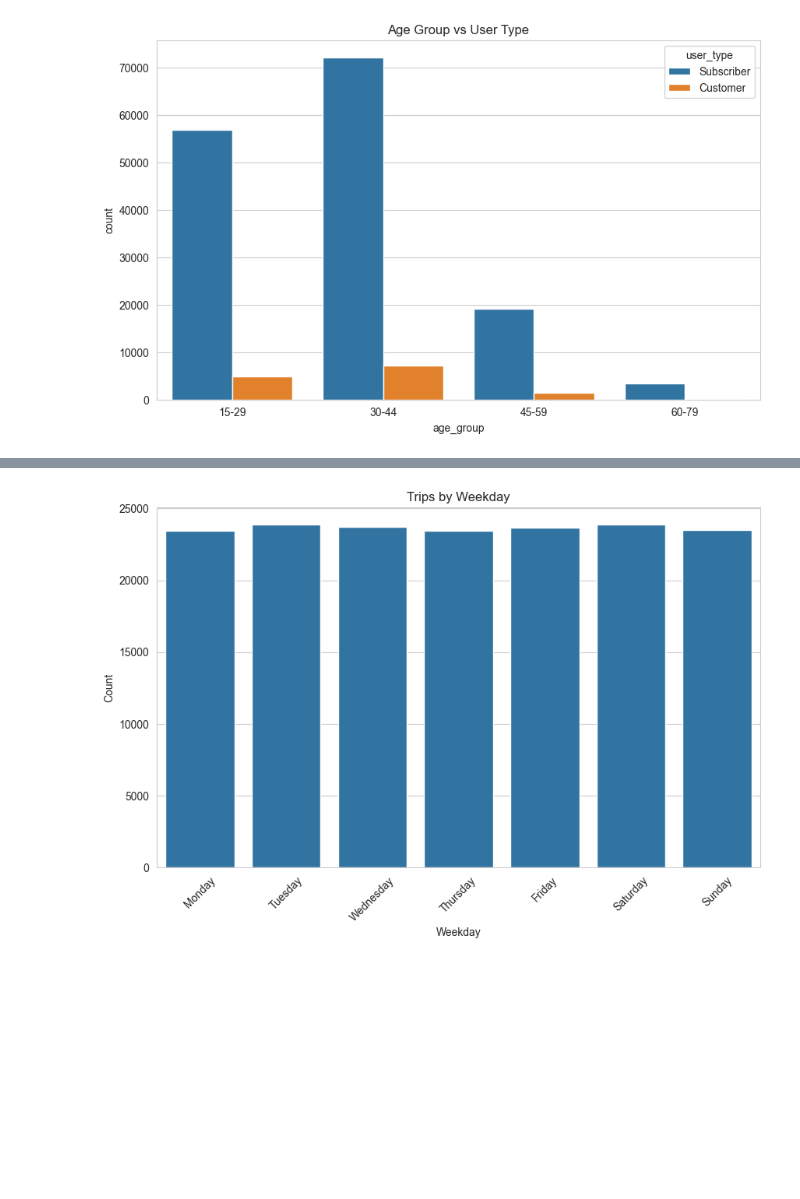
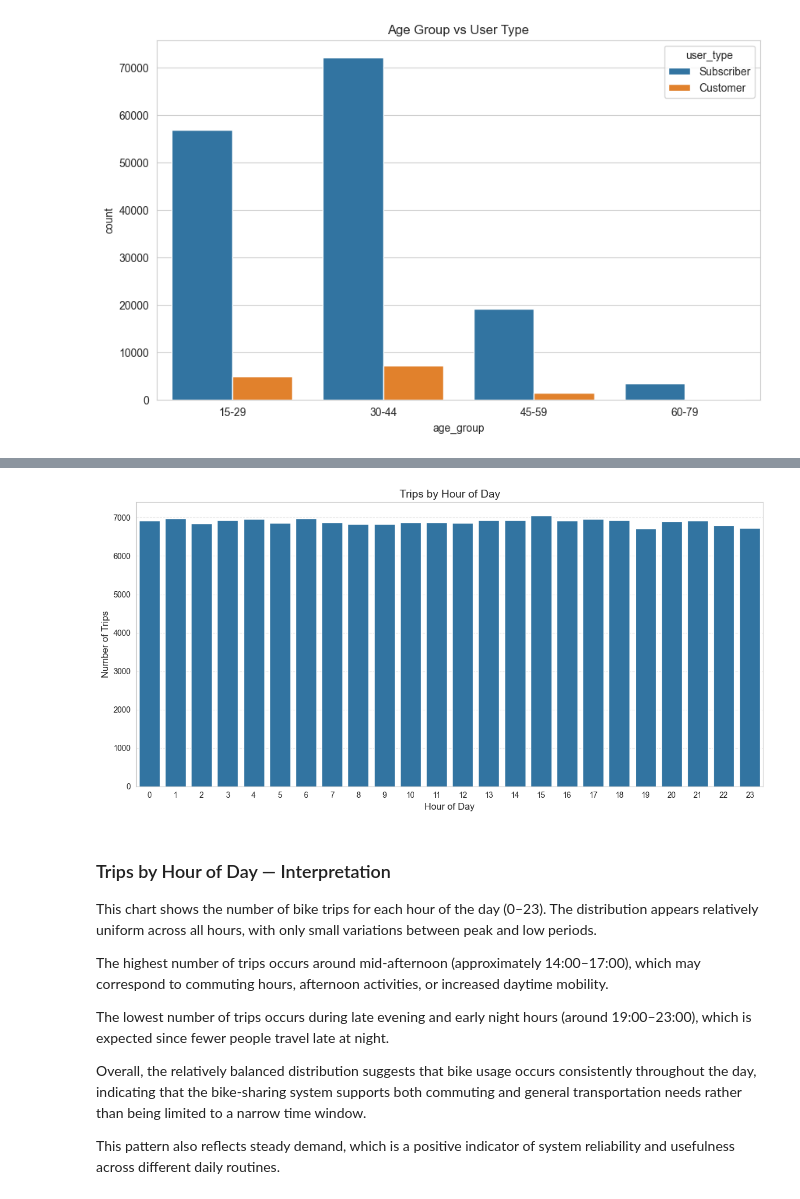
Before and after one commit to Rahma263/DEPI-ONL4_AIS2_S2, a Jupyter notebook: dataAnalysis/Finalproject/code/Notebook/analysis.ipynb, the cells around one changed output, grey strips where cells are left out. Cells and saved outputs as stored; diff of their text form; code cells hidden in the pictures; blank space fills up the shorter version.

Commit message:
final project data

```diff
--- a/dataAnalysis/Finalproject/code/Notebook/analysis.ipynb
+++ b/dataAnalysis/Finalproject/code/Notebook/analysis.ipynb
@@ -126,36 +204,41 @@ plt.show()
 # %%
-if 'weekday' in df.columns:
+hour_counts = (
+    df['hour']
+    .value_counts()
+    .sort_index()
+)
 
-    # Set figure size
-    plt.figure(figsize=(10,6))
+# Create figure
+plt.figure(figsize=(12,6))
 
-    # Create count plot
-    sns.countplot(
-        data=df,
-        x='weekday',
-        order=[
-            'Monday',
-            'Tuesday',
-            'Wednesday',
-            'Thursday',
-            'Friday',
-            'Saturday',
-            'Sunday'
-        ]
-    )
+# Use seaborn for better styling
+sns.barplot(
+    x=hour_counts.index,
+    y=hour_counts.values
+)
 
-    # Set plot title and labels
-    plt.title("Trips by Weekday")
-    plt.xlabel("Weekday")
-    plt.ylabel("Count")
+# Titles and labels
+plt.title("Trips by Hour of Day", fontsize=14)
+plt.xlabel("Hour of Day", fontsize=12)
+plt.ylabel("Number of Trips", fontsize=12)
 
-    # Rotate x labels for better visibility
-    plt.xticks(rotation=45)
+# Improve layout
+plt.xticks(rotation=0)
+plt.grid(axis='y', linestyle='--', alpha=0.4)
+plt.tight_layout()
 
-    # Show plot
-    plt.show()
-
-else:
-    print("weekday column not found in dataset")
+plt.show()
 # %% [output]
-[figure, old version]
+[figure, new version]
+# %% [markdown]
+### Trips by Hour of Day — Interpretation
+
+This chart shows the number of bike trips for each hour of the day (0–23). The distribution appears relatively uniform across all hours, with only small variations between peak and low periods.
+
+The highest number of trips occurs around mid-afternoon (approximately 14:00–17:00), which may correspond to commuting hours, afternoon activities, or increased daytime mobility.
+
+The lowest number of trips occurs during late evening and early night hours (around 19:00–23:00), which is expected since fewer people travel late at night.
+
+Overall, the relatively balanced distribution suggests that bike usage occurs consistently throughout the day, indicating that the bike-sharing system supports both commuting and general transportation needs rather than being limited to a narrow time window.
+
+This pattern also reflects steady demand, which is a positive indicator of system reliability and usefulness across different daily routines.
```
Also changed, not shown: parts of 4 cells of this notebook, 1 other file.
